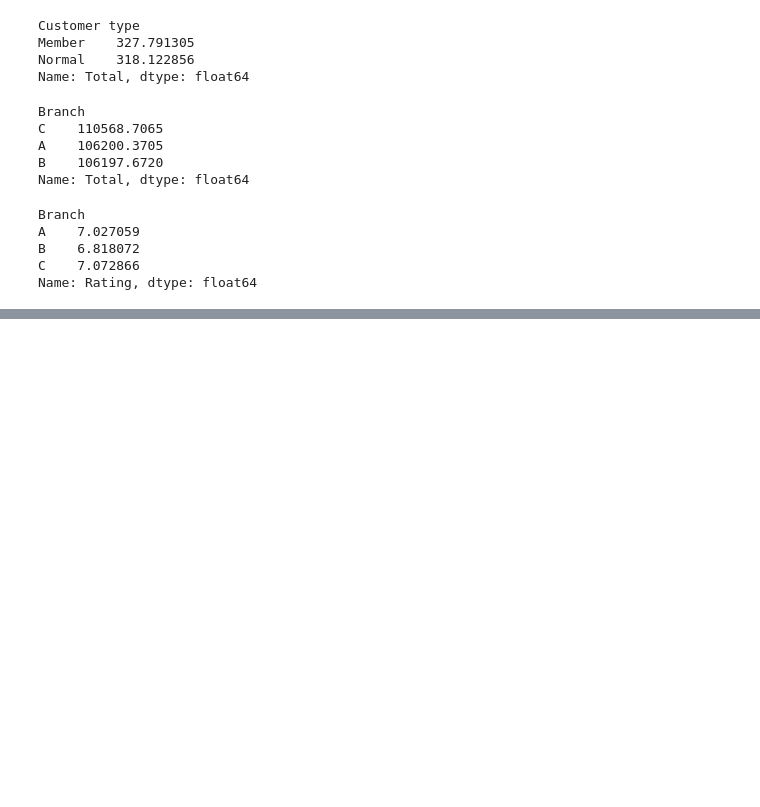
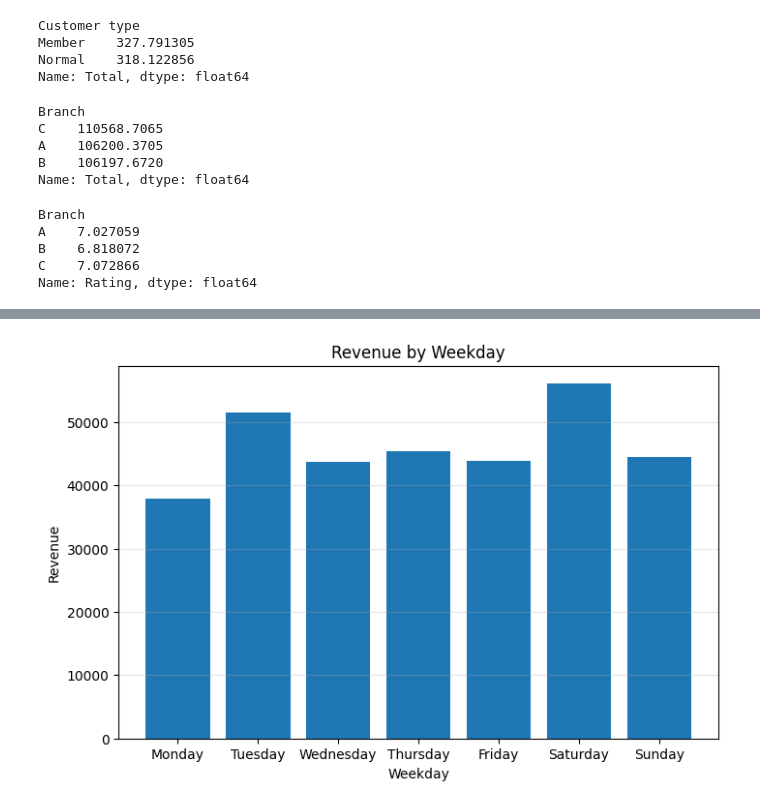
Before and after one commit to yarchi2k3/retail-analytics-dashboard, a Jupyter notebook: notebooks/retail_analysis.ipynb, the cells around one changed output, grey strips where cells are left out. Cells and saved outputs as stored; diff of their text form; code cells hidden in the pictures; blank space fills up the shorter version.

```diff
--- a/notebooks/retail_analysis.ipynb
+++ b/notebooks/retail_analysis.ipynb
@@ -361,0 +380,17 @@ Name: Rating, dtype: float64
+# %%
+weekday_revenue = df.groupby("Weekday")["Total"].sum()
+
+import matplotlib.pyplot as plt
+
+plt.figure(figsize=(8, 5))
+
+plt.bar(weekday_revenue.index, weekday_revenue.values)
+
+plt.title("Revenue by Weekday")
+plt.xlabel("Weekday")
+plt.ylabel("Revenue")
+plt.grid(axis="y", alpha=0.3)
+
+plt.show()
+# %% [output]
+[figure, added]
```
Also changed, not shown: parts of 4 cells of this notebook.
